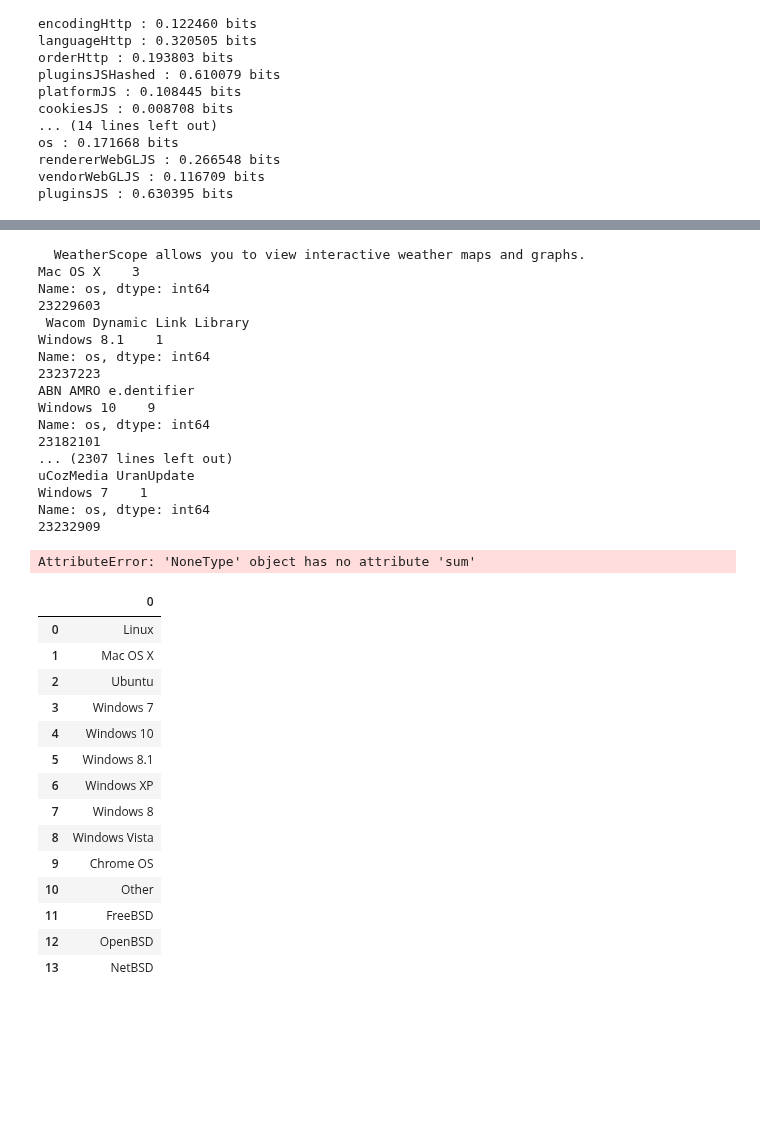
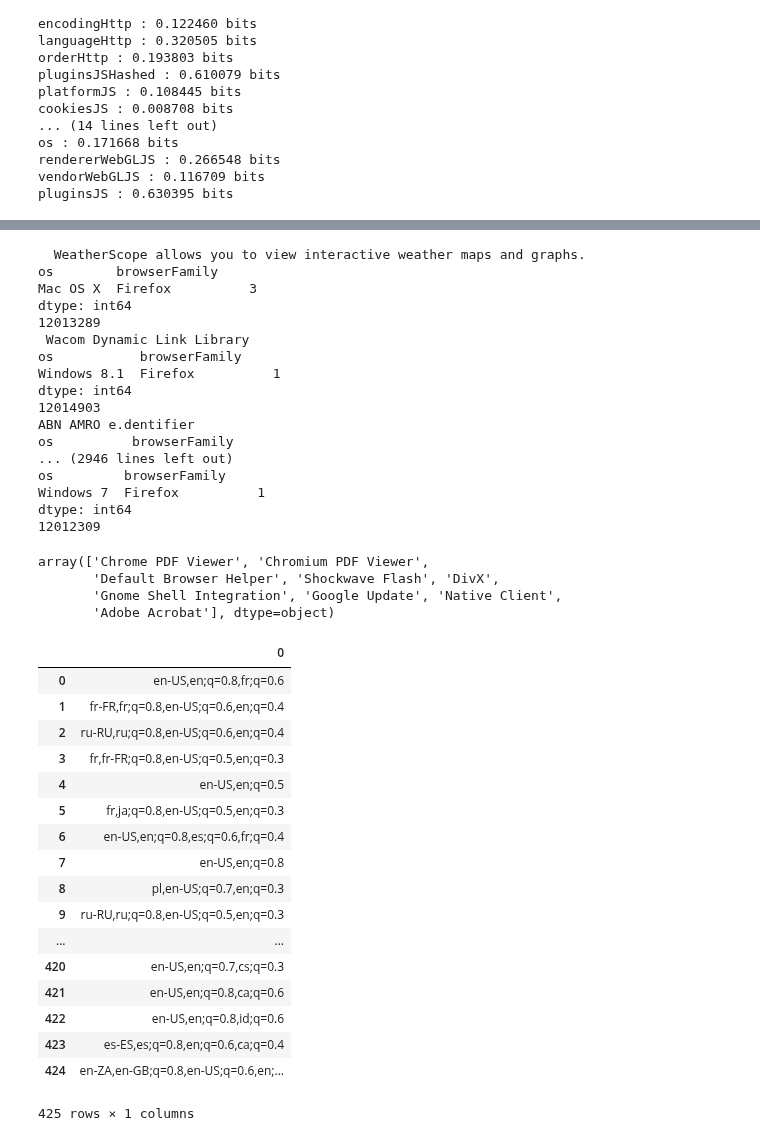
Before and after one commit to mGosset/BrowserFingerprint, a Jupyter notebook: notebooks/exploratory/analyse_empreintes.ipynb, the cells around one changed output, grey strips where cells are left out. Cells and saved outputs as stored; diff of their text form; code cells hidden in the pictures; blank space fills up the shorter version.

Commit message:
plugins

```diff
--- a/notebooks/exploratory/analyse_empreintes.ipynb
+++ b/notebooks/exploratory/analyse_empreintes.ipynb
@@ -390,39 +583,51 @@ def split_plugins(attribute):
 # %%
-analyze_grouped_splited(df_consistent, "browserFamily", "os", split_plugins)
+analyze_grouped_splited(df_consistent, 'pluginsJS', ['os', 'browserFamily'], split_plugins)
 # %% [output]
   WeatherScope allows you to view interactive weather maps and graphs.
-Mac OS X    3
-Name: os, dtype: int64
-23229603
+os        browserFamily
+Mac OS X  Firefox          3
+dtype: int64
+12013289
  Wacom Dynamic Link Library
-Windows 8.1    1
-Name: os, dtype: int64
-23237223
+os           browserFamily
+Windows 8.1  Firefox          1
+dtype: int64
+12014903
 ABN AMRO e.dentifier
-Windows 10    9
-Name: os, dtype: int64
-23182101
-... (2307 lines left out)
-uCozMedia UranUpdate
-Windows 7    1
-Name: os, dtype: int64
-23232909
+os          browserFamily
+... (2946 lines left out)
+os         browserFamily
+Windows 7  Firefox          1
+dtype: int64
+12012309
-AttributeError: 'NoneType' object has no attribute 'sum'
+# %%
+tmp_stats = []
+a=re.findall("Plugin [0-9]+: ([a-zA-Z -.]+)", str(df_consistent['pluginsJS']))
+a=pd.DataFrame(a)
+a[0].unique()
+# %% [output]
+array(['Chrome PDF Viewer', 'Chromium PDF Viewer',
+       'Default Browser Helper', 'Shockwave Flash', 'DivX',
+       'Gnome Shell Integration', 'Google Update', 'Native Client',
+       'Adobe Acrobat'], dtype=object)
 # %%
-pd.DataFrame(df_consistent['os'].unique())
+pd.DataFrame(df_consistent['languageHttp'].unique())
 # %% [output]
 |  | 0 |
-| 0 | Linux |
-| 1 | Mac OS X |
-| 2 | Ubuntu |
-| 3 | Windows 7 |
-| 4 | Windows 10 |
-| 5 | Windows 8.1 |
-| 6 | Windows XP |
-| 7 | Windows 8 |
-| 8 | Windows Vista |
-| 9 | Chrome OS |
-| 10 | Other |
-| 11 | FreeBSD |
-| 12 | OpenBSD |
-| 13 | NetBSD |
+| 0 | en-US,en;q=0.8,fr;q=0.6 |
+| 1 | fr-FR,fr;q=0.8,en-US;q=0.6,en;q=0.4 |
+| 2 | ru-RU,ru;q=0.8,en-US;q=0.6,en;q=0.4 |
+| 3 | fr,fr-FR;q=0.8,en-US;q=0.5,en;q=0.3 |
+| 4 | en-US,en;q=0.5 |
+| 5 | fr,ja;q=0.8,en-US;q=0.5,en;q=0.3 |
+| 6 | en-US,en;q=0.8,es;q=0.6,fr;q=0.4 |
+| 7 | en-US,en;q=0.8 |
+| 8 | pl,en-US;q=0.7,en;q=0.3 |
+| 9 | ru-RU,ru;q=0.8,en-US;q=0.5,en;q=0.3 |
+| ... | ... |
+| 420 | en-US,en;q=0.7,cs;q=0.3 |
+| 421 | en-US,en;q=0.8,ca;q=0.6 |
+| 422 | en-US,en;q=0.8,id;q=0.6 |
+| 423 | es-ES,es;q=0.8,en;q=0.6,ca;q=0.4 |
+| 424 | en-ZA,en-GB;q=0.8,en-US;q=0.6,en;... |
+425 rows × 1 columns
```
Also changed, not shown: parts of 19 cells of this notebook.
